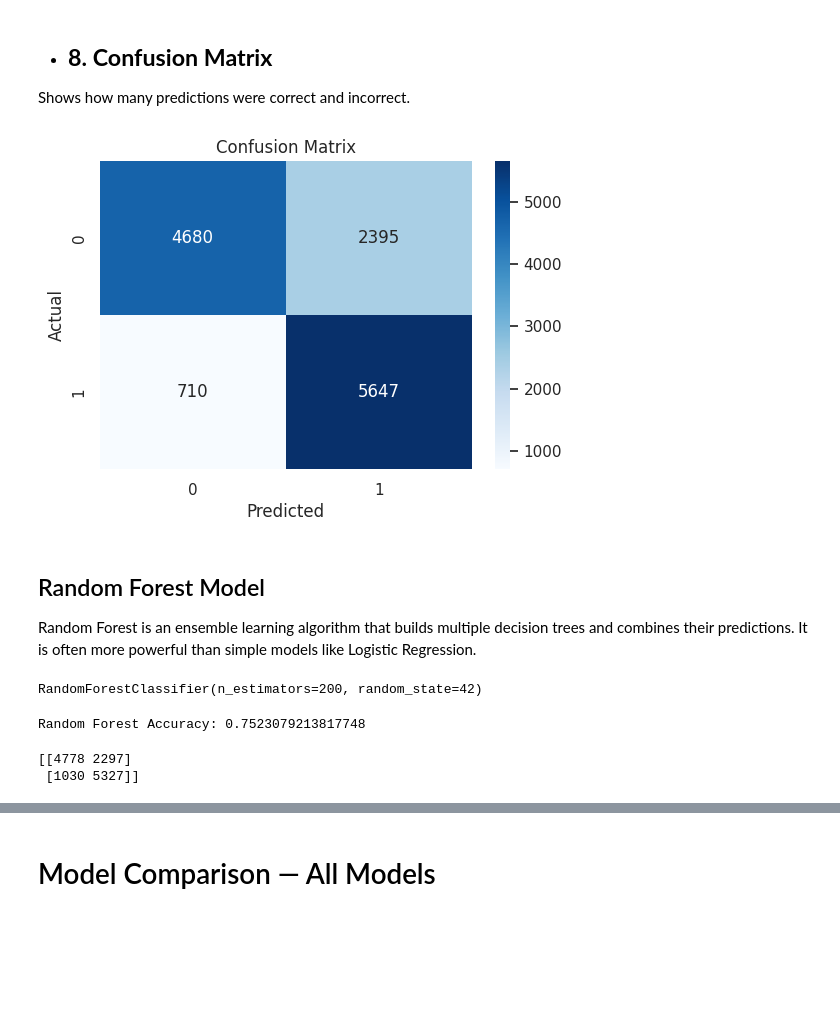
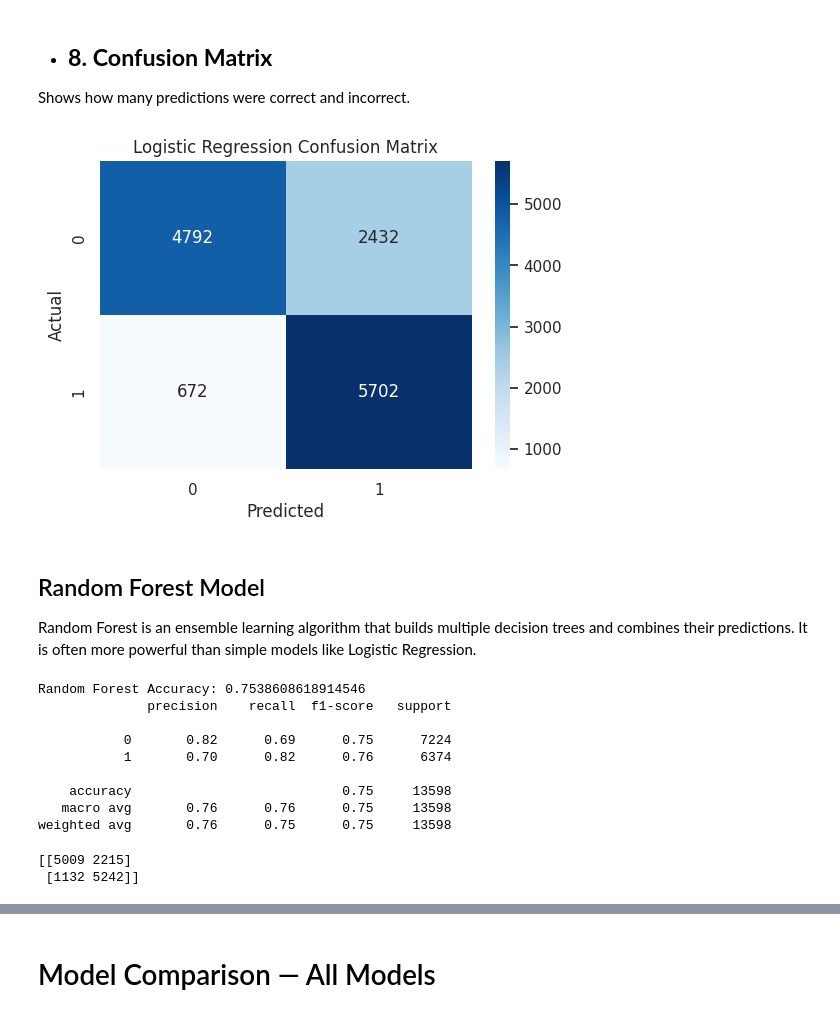
Before and after one commit to linda-bsharat/telco-customer-churn-prediction, a Jupyter notebook: notebooks/ 03_model_building.ipynb, the cells around one changed output, grey strips where cells are left out. Cells and saved outputs as stored; diff of their text form; code cells hidden in the pictures; blank space fills up the shorter version.

Commit message:
Update model building and improve the Accuracy

```diff
--- a/notebooks/ 03_model_building.ipynb
+++ b/notebooks/ 03_model_building.ipynb
@@ -88,12 +88,12 @@ We divide the dataset into training and testing sets.
 Training data is used to train the model.
 Testing data is used to evaluate model performance.
 # %%
+from sklearn.model_selection import train_test_split
+
 X_train, X_test, y_train, y_test = train_test_split(
     X,
     y,
     test_size=0.2,
-    random_state=42
+    random_state=42,
+    stratify=y
 )
-
-print("Training set:", X_train.shape)
-print("Testing set:", X_test.shape)
@@ -107,8 +104,7 @@ Logistic Regression is commonly used for binary classification problems like chu
 # %%
 pipeline = Pipeline([
     ('scaler', StandardScaler()),
-    ('model', LogisticRegression(max_iter=1000))
-])
+('model', LogisticRegression(max_iter=1000, random_state=42))])
 
 pipeline.fit(X_train, y_train)
 # %% [output]
@@ -156,32 +161,30 @@ Shows how many predictions were correct and incorrect.
 # %%
 cm = confusion_matrix(y_test, y_pred)
 
 plt.figure(figsize=(6,4))
-sns.heatmap(cm, annot=True, fmt='d', cmap='Blues')
+sns.heatmap(cm, annot=True, fmt="d", cmap="Blues")
+
+plt.title("Logistic Regression Confusion Matrix")
 plt.xlabel("Predicted")
 plt.ylabel("Actual")
-plt.title("Confusion Matrix")
+
 plt.show()
 # %% [output]
-[figure, old version]
+[figure, new version]
 # %% [markdown]
 ## Random Forest Model
 
 Random Forest is an ensemble learning algorithm that builds multiple decision trees and combines their predictions.
 It is often more powerful than simple models like Logistic Regression.
 # %%
-# Initialize Random Forest
-
 rf_model = RandomForestClassifier(
     n_estimators=200,
     random_state=42
 )
 
-# Train model
+rf_model.fit(X_train, y_train)
 
-rf_model.fit(X_train, y_train)
+y_pred_rf = rf_model.predict(X_test)
-# %% [output]
-RandomForestClassifier(n_estimators=200, random_state=42)
 # %%
 # Predict churn
 
@@ -190,15 +193,24 @@ y_pred_rf = rf_model.predict(X_test)
 rf_accuracy = accuracy_score(y_test, y_pred_rf)
 
 print("Random Forest Accuracy:", rf_accuracy)
+print(classification_report(y_test, y_pred_rf))
 # %% [output]
-Random Forest Accuracy: 0.7523079213817748
+Random Forest Accuracy: 0.7538608618914546
+              precision    recall  f1-score   support
+
+           0       0.82      0.69      0.75      7224
+           1       0.70      0.82      0.76      6374
+
+    accuracy                           0.75     13598
+   macro avg       0.76      0.76      0.75     13598
+weighted avg       0.76      0.75      0.75     13598
 # %%
 cm_rf = confusion_matrix(y_test, y_pred_rf)
 
 print(cm_rf)
 # %% [output]
-[[4778 2297]
- [1030 5327]]
+[[5009 2215]
+ [1132 5242]]
 # %%
 
 from sklearn.metrics import confusion_matrix
```
Also changed, not shown: parts of 25 cells of this notebook.
